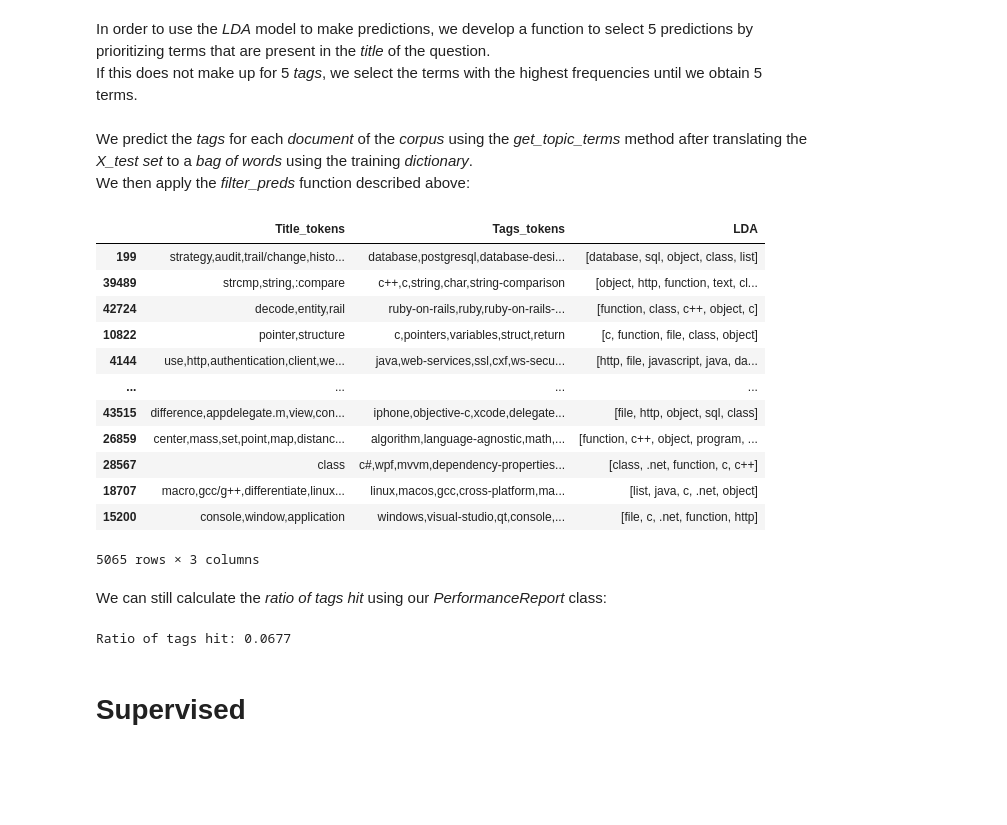
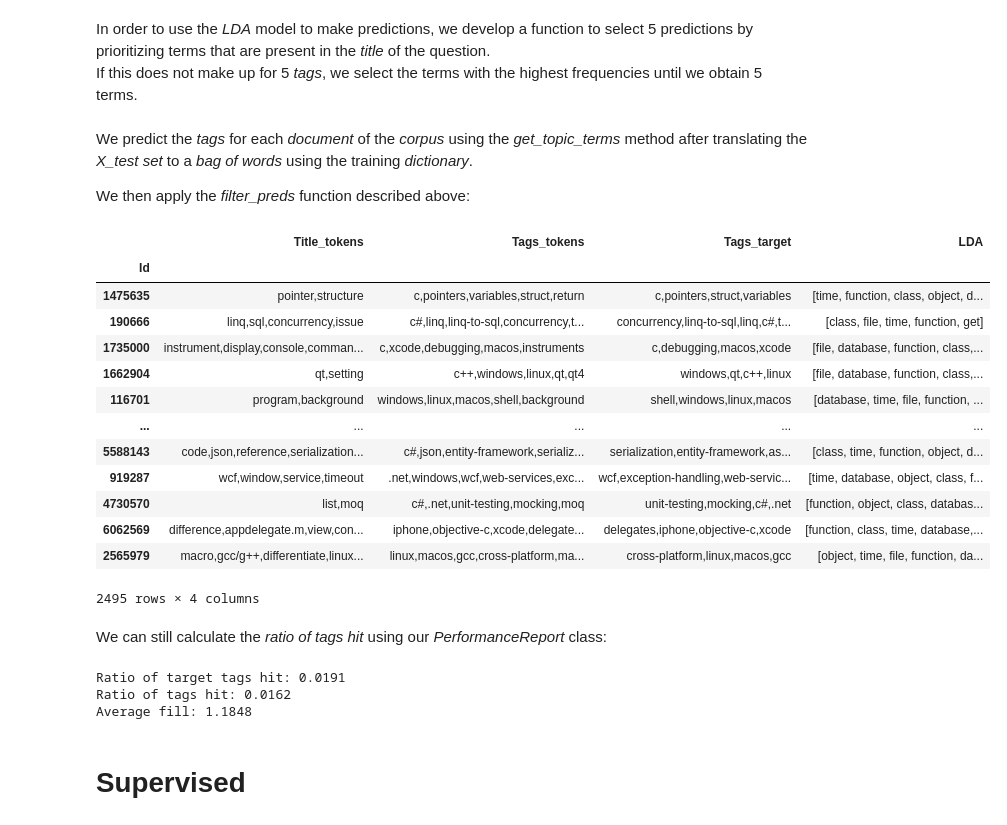
Before and after one commit to thibaudgrosjean/Stack-Overflow-questions, a Jupyter notebook: P5_02_test.ipynb, the cells around one changed output. Drawn from its saved outputs; the diff is of its cells as text; code cells hidden in the pictures; blank space fills up the shorter version.

```diff
--- a/P5_02_test.ipynb
+++ b/P5_02_test.ipynb
@@ -37,7 +38,7 @@ from xgboost import XGBClassifier
 from ttictoc import tic, toc
 from joblib import dump
 # %%
-df = pd.read_csv('./data/df.csv')
+df = pd.read_csv('./data/df.csv', index_col=0)
 
 df.head()
 # %% [output]
@@ -129,8 +131,8 @@ class DatasetTransformer():
         y_test = keep_top(y_test, self.top_tags)
 
         # Drop the empty rows we might have generated
-        train_drop = y_train[y_train.map(len)<3].keys()
-        test_drop = y_test[y_test.map(len)<3].keys()
+        train_drop = y_train[y_train.map(len) <= 3].keys()
+        test_drop = y_test[y_test.map(len) <= 3].keys()
         y_train.drop(train_drop,inplace=True)
         y_test.drop(test_drop,inplace=True)
 
@@ -149,17 +151,18 @@ class DatasetTransformer():
 
         # Convert the matrixes back to pandas DataFrames
         tags = self.multi_label_binarizer.classes_
-        y_train = pd.DataFrame(
+        y_train_df = pd.DataFrame(
             data=y_train_matrix,
             index=y_train.index,
             columns=tags)
-        y_test = pd.DataFrame(
+        y_test_df = pd.DataFrame(
             data=y_test_matrix,
             index=y_test.index,
             columns=tags)
 
         # Extract the y data to join predictions later
-        self.test_df = self.dataset.loc[y_test.index, :]
+        self.test_df = self.dataset.loc[y_test_df.index, :]
+        self.test_df['Tags_target'] = y_test.str.join(',')
 
         # X processing
 
@@ -183,11 +186,12 @@ class DatasetTransformer():
 
         # Convert the matrixes back to pandas DataFrames
         components = list(range(n_components))
-        X_train = pd.DataFrame(
+        features = self.tfid_vectorizer.get_feature_names_out()
+        X_train_df = pd.DataFrame(
             data=X_train_matrix,
             index=X_train.index,
             columns=components)
-        X_test = pd.DataFrame(
+        X_test_df = pd.DataFrame(
             data=X_test_matrix,
             index=X_test.index,
             columns=components)
@@ -195,7 +199,7 @@ class DatasetTransformer():
         print(f'Train size: {X_train.shape[0]}')
         print(f'Test size: {X_test.shape[0]}')
 
-        return X_train, X_test, y_train, y_test, X_train_matrix, X_test_matrix
+        return X_train_df, X_test_df, y_train_df, y_test_df, X_train_matrix, X_test_matrix
 
     def join_predictions(self, name:str, predictions:np.array):
 
@@ -204,7 +208,7 @@ class DatasetTransformer():
         # Add the predictions to the dataset
         self.test_df[name] = predictions
 
-        return self.test_df[[self.X, self.y, name]]
+        return self.test_df[[self.X, self.y, 'Tags_target', name]]
 
     def get_predictions(self):
 
@@ -212,5 +216,5 @@ class DatasetTransformer():
 
 
 transformer = DatasetTransformer(df, 'Title_Body_tokens', 'Tags_tokens')
-X_train, X_test, y_train, y_test, X_train_matrix, X_test_matrix = transformer.gen_train_test(200, 600, 350)
+X_train, X_test, y_train, y_test, X_train_matrix, X_test_matrix = transformer.gen_train_test(250, 1250, 990)
 # %% [output]
@@ -323,13 +342,14 @@ corpus_train = [tfidf[text] for text in corpus_train]
 # %% [markdown]
 We test various N topics in order to calculate the coherence and perplexity scores:
 # %%
-topics_range = list(range(10, 200, 10))
+TOPICS_RANGE = list(range(10, 200, 10))
 coherence_scores = list()
 perplexity_scores = list()
 models = list()
 
-for n_topics in topics_range:
+for n_topics in TOPICS_RANGE:
 
+    # Fit a LDA model for each n_topics
     lda_model = LdaMulticore(
         corpus=corpus_train,
         id2word=dictionary,
@@ -341,6 +361,7 @@ for n_topics in topics_range:
 
     perplexity_scores.append(lda_model.log_perplexity(corpus_train))
 
+    # Fit a coherence model for each n_topics to calculate the score
     coherence_model = CoherenceModel(
         model=lda_model,
         texts=texts_train,
@@ -348,12 +369,13 @@ for n_topics in topics_range:
         coherence='c_v')
     coherence_scores.append(coherence_model.get_coherence())
 
+# Plot the results
 fig = make_subplots(specs=[[{"secondary_y": True}]])
 fig.add_trace(
-    go.Scatter(x=topics_range, y=coherence_scores, name='Coherence'),
+    go.Scatter(x=TOPICS_RANGE, y=coherence_scores, name='Coherence'),
     secondary_y=False)
 fig.add_trace(
-    go.Scatter(x=topics_range, y=perplexity_scores, name='Perplexity'),
+    go.Scatter(x=TOPICS_RANGE, y=perplexity_scores, name='Perplexity'),
     secondary_y=True)
 fig.update_layout(title_text=f"Scores per n topics")
 fig.update_xaxes(title_text='n topics')
@@ -414,36 +436,40 @@ def filter_preds(document, preds, length=5):
 
     return filtered_preds
 # %% [markdown]
-We predict the *tags* for each *document* of the *corpus* using the *get_topic_terms* method after translating the *X_test set* to a *bag of words* using the training *dictionary*.\
+We predict the *tags* for each *document* of the *corpus* using the *get_topic_terms* method after translating the *X_test set* to a *bag of words* using the training *dictionary*.
+
 We then apply the *filter_preds* function described above:
 # %%
 texts_test = transformer.X_test_raw.str.split(',')
 corpus_test = [dictionary.doc2bow(text) for text in texts_test]
 topics = [sorted(topic, key= lambda tup: tup[1])[-1][0] for topic in lda_model.get_document_topics(corpus_test)]
 preds = [[dictionary[tag[0]] for tag in lda_model.get_topic_terms(topicid=topic, topn=50)] for topic in topics]
 transformer.test_df['LDA'] = preds
 transformer.test_df['LDA'] = transformer.test_df.apply(lambda x: filter_preds(transformer.top_tags, x['LDA']), axis=1)
-transformer.test_df[['Title_tokens', 'Tags_tokens', 'LDA']]
+transformer.test_df[['Title_tokens', 'Tags_tokens', 'Tags_target', 'LDA']]
 # %% [output]
-|  | Title_tokens | Tags_tokens | LDA |
-| 199 | strategy,audit,trail/change,histo... | database,postgresql,database-desi... | [database, sql, object, class, list] |
-| 39489 | strcmp,string,:compare | c++,c,string,char,string-comparison | [object, http, function, text, cl... |
-| 42724 | decode,entity,rail | ruby-on-rails,ruby,ruby-on-rails-... | [function, class, c++, object, c] |
-| 10822 | pointer,structure | c,pointers,variables,struct,return | [c, function, file, class, object] |
-| 4144 | use,http,authentication,client,we... | java,web-services,ssl,cxf,ws-secu... | [http, file, javascript, java, da... |
-| ... | ... | ... | ... |
-| 43515 | difference,appdelegate.m,view,con... | iphone,objective-c,xcode,delegate... | [file, http, object, sql, class] |
-| 26859 | center,mass,set,point,map,distanc... | algorithm,language-agnostic,math,... | [function, c++, object, program, ... |
-| 28567 | class | c#,wpf,mvvm,dependency-properties... | [class, .net, function, c, c++] |
-| 18707 | macro,gcc/g++,differentiate,linux... | linux,macos,gcc,cross-platform,ma... | [list, java, c, .net, object] |
-| 15200 | console,window,application | windows,visual-studio,qt,console,... | [file, c, .net, function, http] |
+|  | Title_tokens | Tags_tokens | Tags_target | LDA |
+| Id |  |  |  |  |
+| 1475635 | pointer,structure | c,pointers,variables,struct,return | c,pointers,struct,variables | [time, function, class, object, d... |
+| 190666 | linq,sql,concurrency,issue | c#,linq,linq-to-sql,concurrency,t... | concurrency,linq-to-sql,linq,c#,t... | [class, file, time, function, get] |
+| 1735000 | instrument,display,console,comman... | c,xcode,debugging,macos,instruments | c,debugging,macos,xcode | [file, database, function, class,... |
+| 1662904 | qt,setting | c++,windows,linux,qt,qt4 | windows,qt,c++,linux | [file, database, function, class,... |
+| 116701 | program,background | windows,linux,macos,shell,background | shell,windows,linux,macos | [database, time, file, function, ... |
+| ... | ... | ... | ... | ... |
+| 5588143 | code,json,reference,serialization... | c#,json,entity-framework,serializ... | serialization,entity-framework,as... | [class, time, function, object, d... |
+| 919287 | wcf,window,service,timeout | .net,windows,wcf,web-services,exc... | wcf,exception-handling,web-servic... | [time, database, object, class, f... |
+| 4730570 | list,moq | c#,.net,unit-testing,mocking,moq | unit-testing,mocking,c#,.net | [function, object, class, databas... |
+| 6062569 | difference,appdelegate.m,view,con... | iphone,objective-c,xcode,delegate... | delegates,iphone,objective-c,xcode | [function, class, time, database,... |
+| 2565979 | macro,gcc/g++,differentiate,linux... | linux,macos,gcc,cross-platform,ma... | cross-platform,linux,macos,gcc | [object, time, file, function, da... |
-5065 rows × 3 columns
+2495 rows × 4 columns
 # %% [markdown]
 We can still calculate the *ratio of tags hit* using our *PerformanceReport* class:
 # %%
-report.tags_ratio('LDA', transformer.test_df, 'Tags_tokens')
+report.tags_ratio('LDA', transformer.test_df)
 # %% [output]
-Ratio of tags hit: 0.0677
+Ratio of target tags hit: 0.0191
+Ratio of tags hit: 0.0162
+Average fill: 1.1848
 # %% [markdown]
 # Supervised
 # %% [markdown]
```
Also changed, not shown: parts of 41 cells of this notebook, 13 other files.
